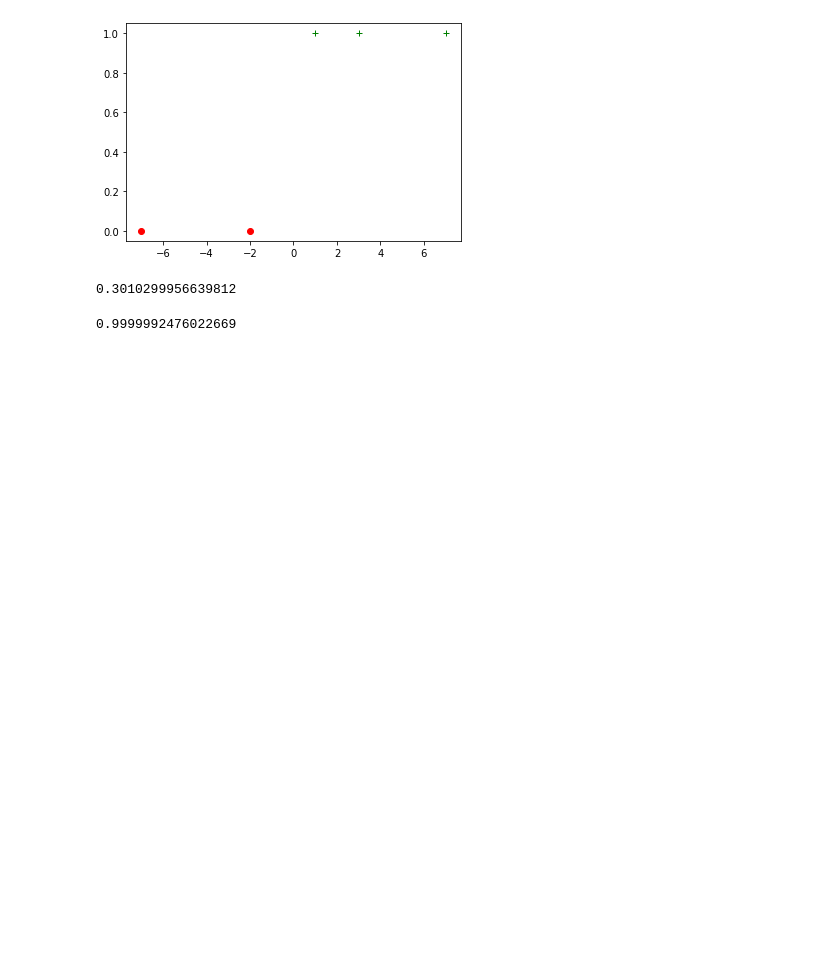
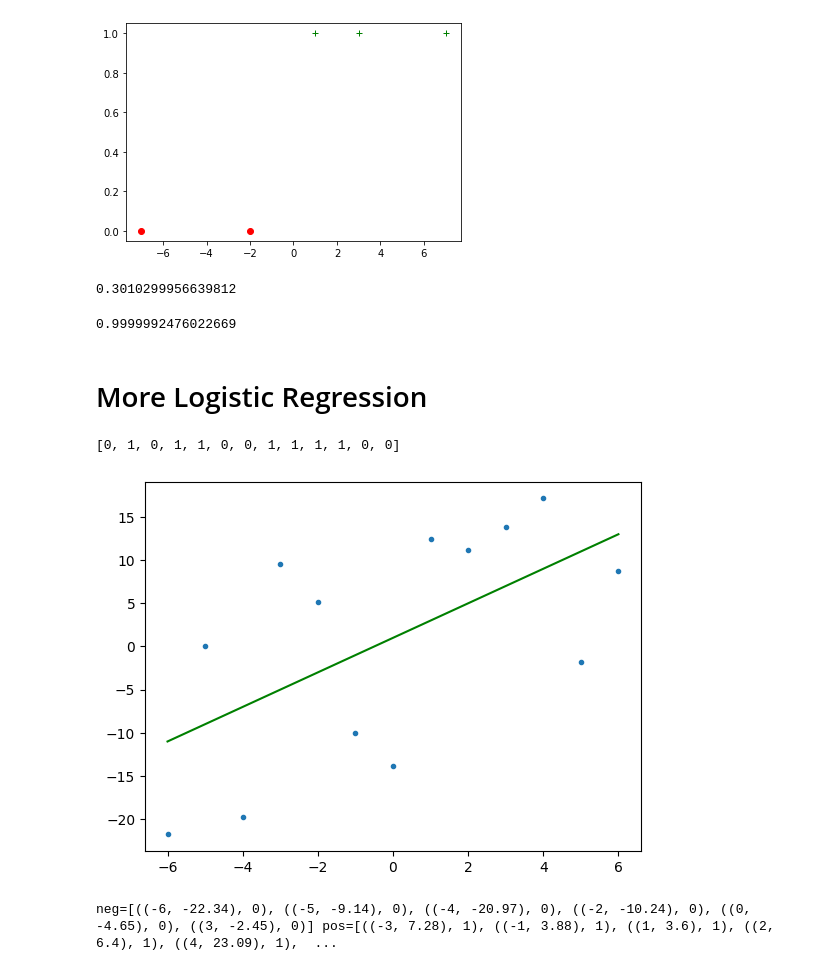
Before and after one commit to everestso/Summer22, a Jupyter notebook: s24LinearModelNotes.ipynb, the cells around one changed output. Drawn from its saved outputs; the diff is of its cells as text; code cells hidden in the pictures; blank space fills up the shorter version.

```diff
--- a/s24LinearModelNotes.ipynb
+++ b/s24LinearModelNotes.ipynb
@@ -304,3 +304,26 @@ print (np.log10(2))
 print (G(14.1))
 # %% [output]
 0.9999992476022669
+# %% [markdown]
+# More Logistic Regression
+# %%
+F2 = lambda w, x: x[1] - w[0] - w[1]*x[0]
+eps = 30.0
+coef = (1, 2)
+w = (0, 0)
+Noise = lambda eps: np.random.random()*eps - (eps/2)
+
+
+X1 = range(-6, 7, 1)
+X2 = [round(F(coef, x) + Noise(eps),2) for x in X1]
+Y = [1 if F2(coef,x) > 0 else 0 for x in zip(X1, X2)]
+print (Y)
+
+plt.plot(X1, X2,'.')
+Hxs = [F(coef, x) for x in X1]
+
+plt.plot(X1, Hxs, '-', color="green")
+plt.show()
+# %% [output]
+[0, 1, 0, 1, 1, 0, 0, 1, 1, 1, 1, 0, 0]
+[figure, added]
@@ -306,0 +340,7 @@ print (G(14.1))
+# %%
+X = list(zip(X1, X2))
+Data = list(zip(X, Y))
+neg, pos = Separate(Data)
+print (f"{neg=} {pos=}")
+# %% [output]
+neg=[((-6, -22.34), 0), ((-5, -9.14), 0), ((-4, -20.97), 0), ((-2, -10.24), 0), ((0, -4.65), 0), ((3, -2.45), 0)] pos=[((-3, 7.28), 1), ((-1, 3.88), 1), ((1, 3.6), 1), ((2, 6.4), 1), ((4, 23.09), 1),  ...
```
Also changed, not shown: parts of 2 cells of this notebook.
